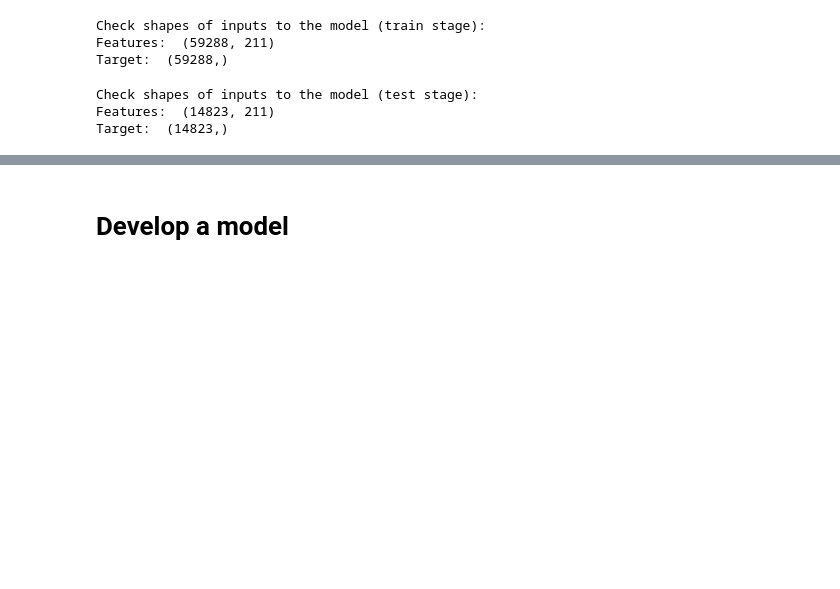
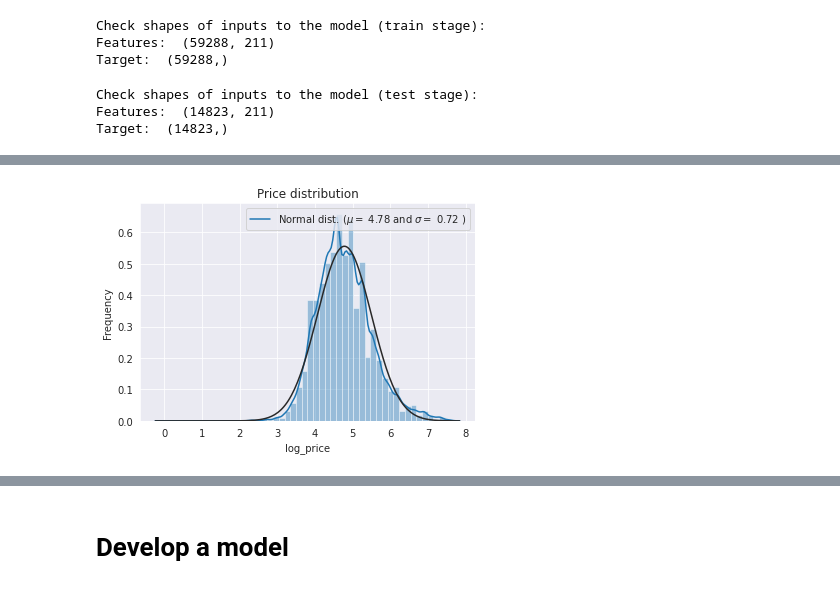
Before and after one commit to DHushchin/airbnb_predictor, a Jupyter notebook: notebooks/EDA.ipynb, the cells around one changed output, grey strips where cells are left out. Drawn from its saved outputs; the diff is of its cells as text; code cells hidden in the pictures; blank space fills up the shorter version.

```diff
--- a/notebooks/EDA.ipynb
+++ b/notebooks/EDA.ipynb
@@ -103,0 +123,13 @@ Target:  (14823,)
+# %%
+sns.distplot(y_train , fit=norm)
+
+(mu, sigma) = norm.fit(y_train)
+
+plt.legend(['Normal dist. ($\mu=$ {:.2f} and $\sigma=$ {:.2f} )'.format(mu, sigma)],
+            loc='best')
+plt.ylabel('Frequency')
+plt.title('Price distribution')
+
+plt.show()
+# %% [output]
+[figure, added]
```
Also changed, not shown: parts of 12 cells of this notebook.
